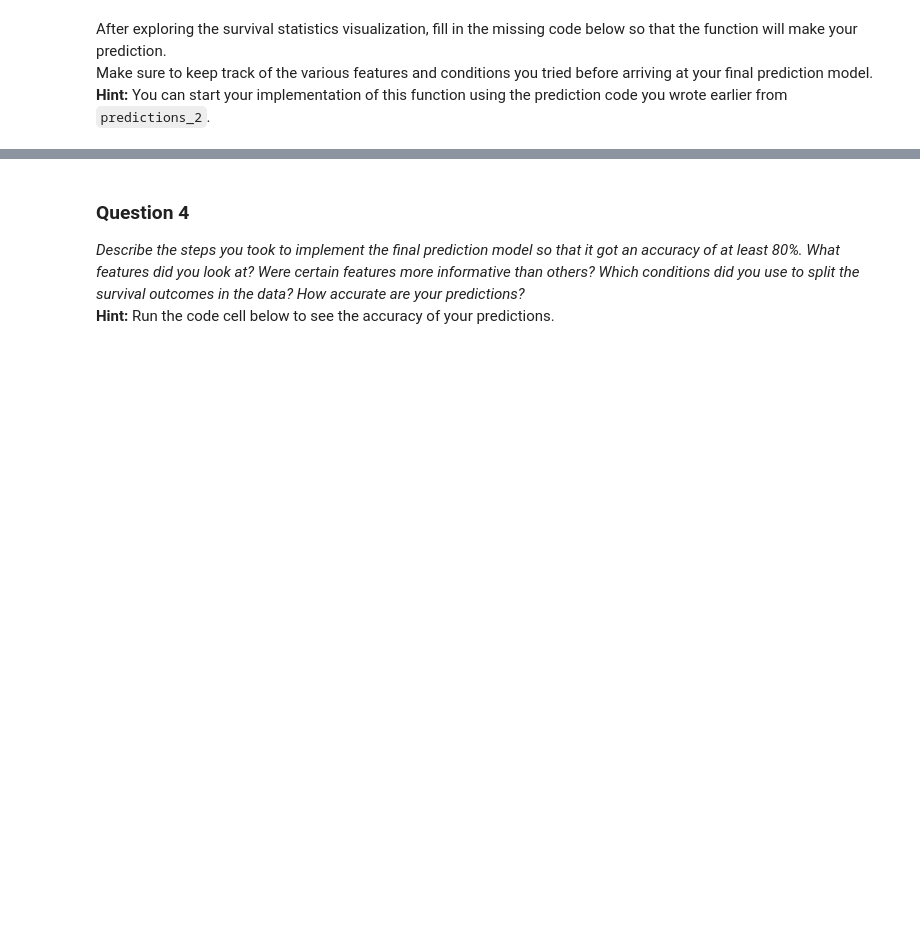
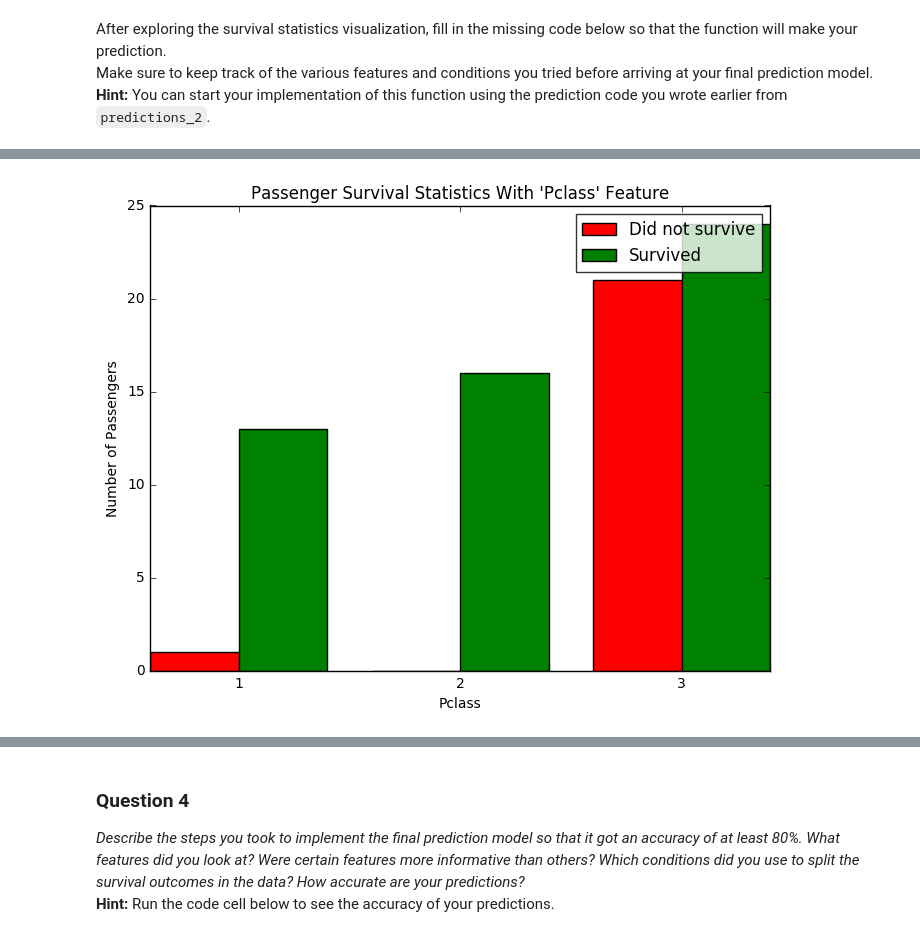
Before and after one commit to dhrumil24patel/machine-learning-nd, a Jupyter notebook: projects/titanic_survival_exploration/titanic_survival_exploration.ipynb, the cells around one changed output, grey strips where cells are left out. Saved outputs shown, nothing was run; the diff lists cells and outputs as text; code cells hidden in the pictures; blank space fills up the shorter version.

```diff
--- a/projects/titanic_survival_exploration/titanic_survival_exploration.ipynb
+++ b/projects/titanic_survival_exploration/titanic_survival_exploration.ipynb
@@ -209,0 +235,4 @@ Make sure to keep track of the various features and conditions you tried before
+# %%
+vs.survival_stats(data, outcomes, 'Pclass', ["Sex == 'female'","Age < 20"])
+# %% [output]
+[figure, added]
```
Also changed, not shown: parts of 19 cells of this notebook, 1 other file.
